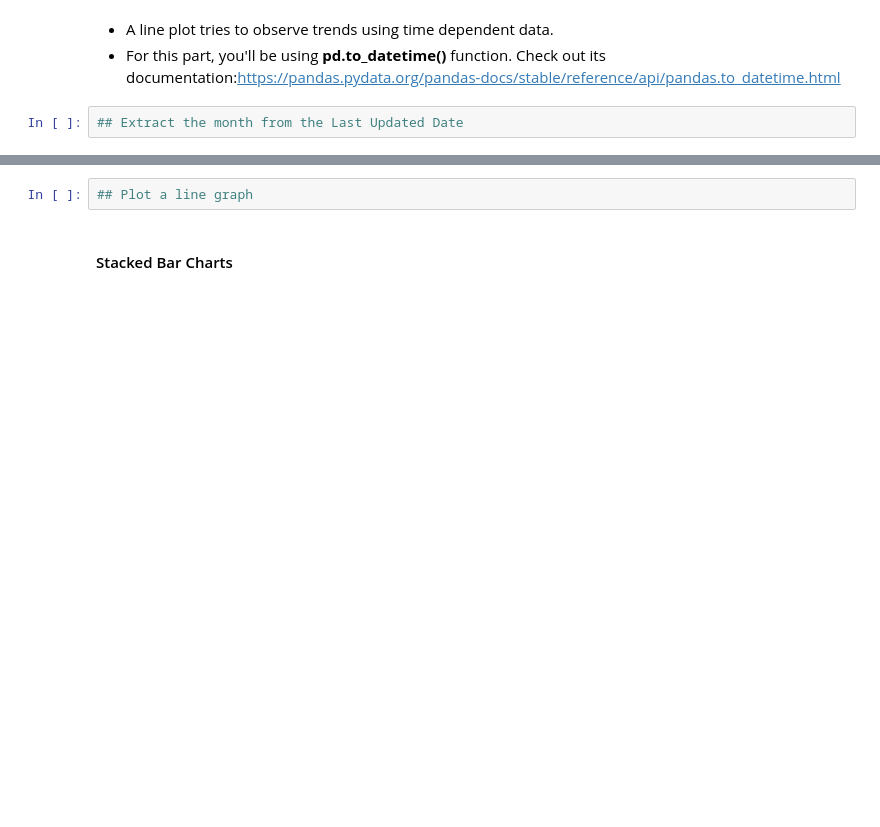
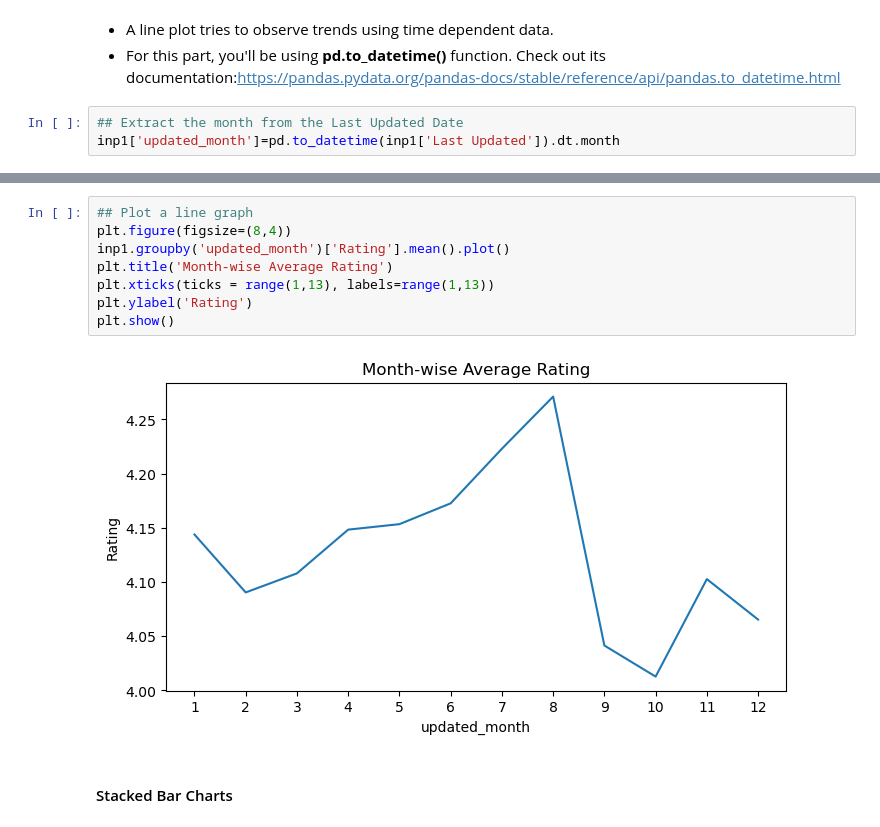
Before and after one commit to parashardevesh/data_analysis_and_ml, a Jupyter notebook: data_visualisation/Data Visualisation in Python - Case Study.ipynb, the cells around one changed output, grey strips where cells are left out. Cells and saved outputs as stored; diff of their text form; blank space fills up the shorter version.

```diff
--- a/data_visualisation/Data Visualisation in Python - Case Study.ipynb
+++ b/data_visualisation/Data Visualisation in Python - Case Study.ipynb
@@ -962,5 +1011,6 @@ Heat mapsutilise the concept of using colours and colour intensities to visualis
 -  For this part, you'll be using **pd.to_datetime()** function. Check out its documentation:https://pandas.pydata.org/pandas-docs/stable/reference/api/pandas.to_datetime.html
 # %%
 ## Extract the month from the Last Updated Date
+inp1['updated_month']=pd.to_datetime(inp1['Last Updated']).dt.month
 # %%
 ## Find the average Rating across all the months
@@ -967,5 +1033,13 @@ Heat mapsutilise the concept of using colours and colour intensities to visualis
-# %%
-## Plot a line graph
+# %%
+## Plot a line graph
+plt.figure(figsize=(8,4))
+inp1.groupby('updated_month')['Rating'].mean().plot()
+plt.title('Month-wise Average Rating')
+plt.xticks(ticks = range(1,13), labels=range(1,13))
+plt.ylabel('Rating')
+plt.show()
+# %% [output]
+[figure, added]
 # %% [markdown]
 #### Stacked Bar Charts
 # %% [markdown]
```
Also changed, not shown: parts of 16 cells of this notebook.
